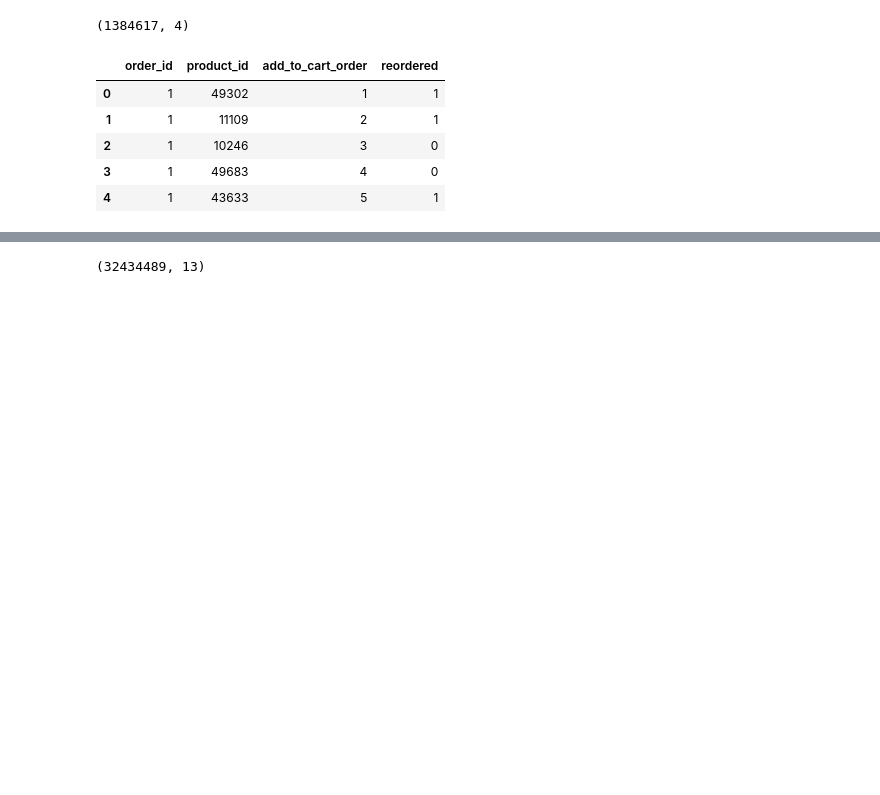
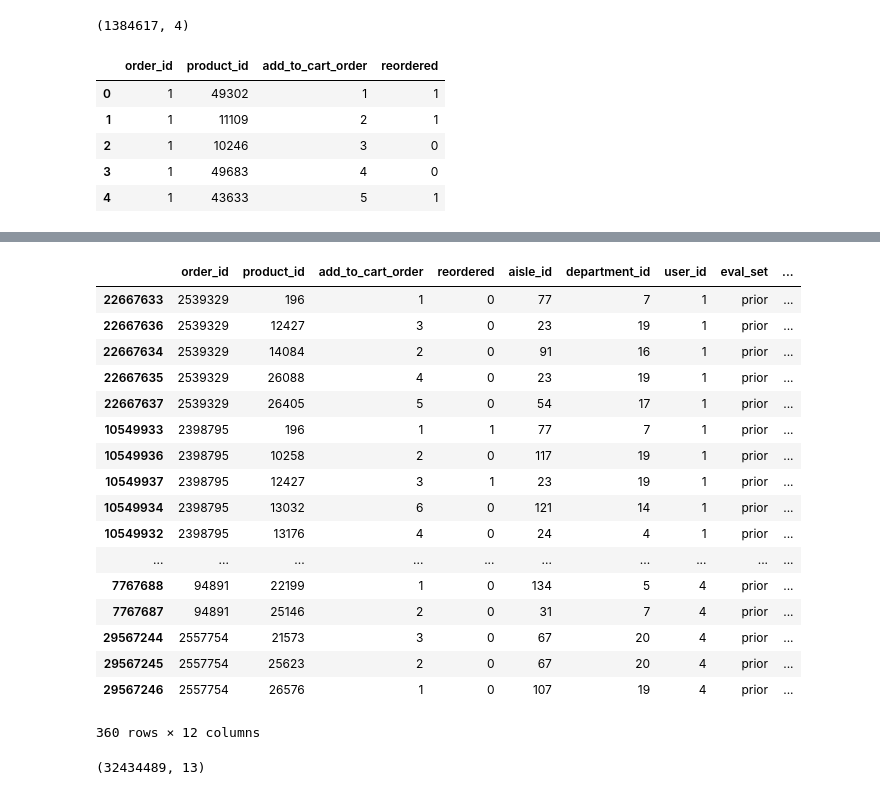
Before and after one commit to juemura/cs241, a Jupyter notebook: CS241 - Final Project.ipynb, the cells around one changed output, grey strips where cells are left out. Saved outputs shown, nothing was run; the diff lists cells and outputs as text; code cells hidden in the pictures; blank space fills up the shorter version.

```diff
--- a/CS241 - Final Project.ipynb
+++ b/CS241 - Final Project.ipynb
@@ -131,0 +127,4 @@ df1.shape
+# %%
+prior_products_orders = pd.merge(prior_products,orders_data, on="order_id", how="inner")
+print("prior_products_orders: ", prior_products_orders.shape)
+prior_products_orders.head()
@@ -132,3 +139,25 @@ df1.shape
+# %%
+testdf = prior_products_orders.loc[prior_products_orders['user_id'] < 5].sort_values(['user_id', 'order_number', 'product_id', 'department_id', 'aisle_id'])
+testdf.head(500)
+# %% [output]
+|  | order_id | product_id | add_to_cart_order | reordered | aisle_id | department_id | user_id | eval_set | ... |
+| 22667633 | 2539329 | 196 | 1 | 0 | 77 | 7 | 1 | prior | ... |
+| 22667636 | 2539329 | 12427 | 3 | 0 | 23 | 19 | 1 | prior | ... |
+| 22667634 | 2539329 | 14084 | 2 | 0 | 91 | 16 | 1 | prior | ... |
+| 22667635 | 2539329 | 26088 | 4 | 0 | 23 | 19 | 1 | prior | ... |
+| 22667637 | 2539329 | 26405 | 5 | 0 | 54 | 17 | 1 | prior | ... |
+| 10549933 | 2398795 | 196 | 1 | 1 | 77 | 7 | 1 | prior | ... |
+| 10549936 | 2398795 | 10258 | 2 | 0 | 117 | 19 | 1 | prior | ... |
+| 10549937 | 2398795 | 12427 | 3 | 1 | 23 | 19 | 1 | prior | ... |
+| 10549934 | 2398795 | 13032 | 6 | 0 | 121 | 14 | 1 | prior | ... |
+| 10549932 | 2398795 | 13176 | 4 | 0 | 24 | 4 | 1 | prior | ... |
+| ... | ... | ... | ... | ... | ... | ... | ... | ... | ... |
+| 7767688 | 94891 | 22199 | 1 | 0 | 134 | 5 | 4 | prior | ... |
+| 7767687 | 94891 | 25146 | 2 | 0 | 31 | 7 | 4 | prior | ... |
+| 29567244 | 2557754 | 21573 | 3 | 0 | 67 | 20 | 4 | prior | ... |
+| 29567245 | 2557754 | 25623 | 2 | 0 | 67 | 20 | 4 | prior | ... |
+| 29567246 | 2557754 | 26576 | 1 | 0 | 107 | 19 | 4 | prior | ... |
+360 rows × 12 columns
 # %%
 df2 = pd.merge(df1, orders_data, on='order_id')
 print(df2.shape)
```
Also changed, not shown: parts of 6 cells of this notebook.
